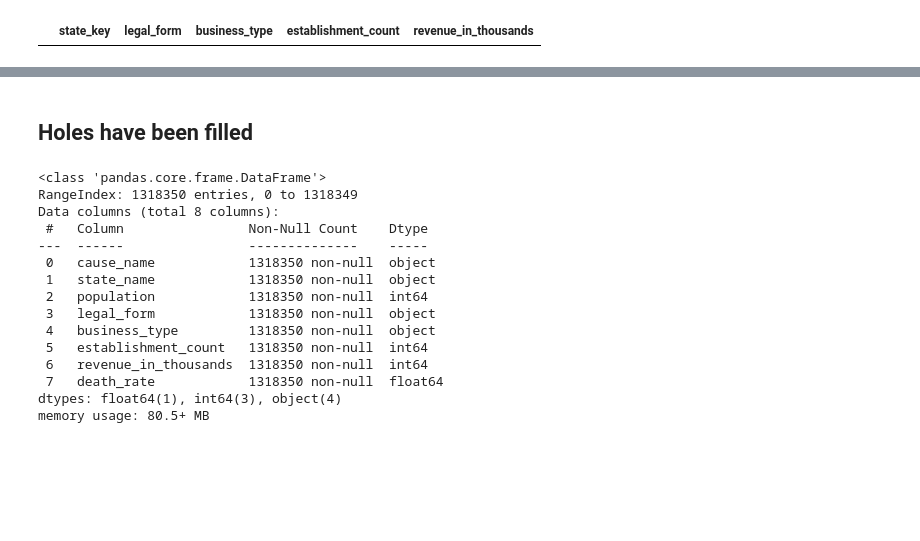
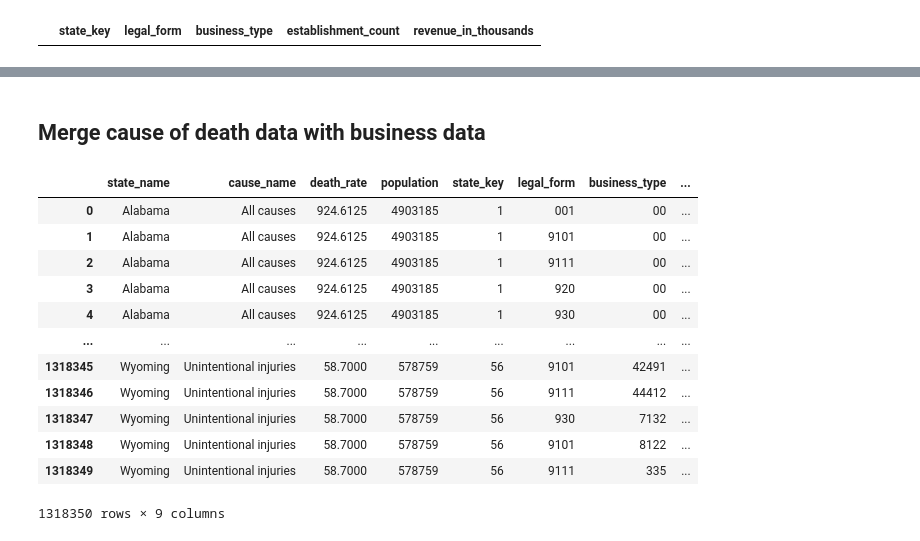
Before and after one commit to jsf80238/data_science, a Jupyter notebook: notebooks/death_rate.ipynb, the cells around one changed output, grey strips where cells are left out. Drawn from its saved outputs; the diff is of its cells as text; code cells hidden in the pictures; blank space fills up the shorter version.

```diff
--- a/notebooks/death_rate.ipynb
+++ b/notebooks/death_rate.ipynb
@@ -358,9 +390,8 @@ If something is missing, add it with zero for the establishment_count and revenu
 # %%
-from itertools import product
 state_list = business_df[STATE_KEY].unique()
 legal_form_list = business_df[LEGAL_FORM].unique()
 business_type_list = business_df[BUSINESS_TYPE].unique()
-wanted_combinations_set = set(product(state_list, legal_form_list, business_type_list))
+wanted_combinations_set = set(itertools.product(state_list, legal_form_list, business_type_list))
 print(f"{len(wanted_combinations_set):,} possible combinations, for example:")
 for i, item in enumerate(wanted_combinations_set):
     print(item)
@@ -474,23 +507,19 @@ memory usage: 4.6+ MB
-# %% [markdown]
-## Holes have been filled
-# %%
-df = df.merge(business_df, on=STATE_KEY)
-df.drop(columns=[STATE_KEY], inplace=True)
-df = df.reindex([CAUSE, STATE_NAME, POPULATION, LEGAL_FORM, BUSINESS_TYPE, ESTABLISHMENT_COUNT, REVENUE_IN_THOUSANDS, DEATH_RATE], axis=1)
-df.info()
-# %% [output]
-<class 'pandas.core.frame.DataFrame'>
-RangeIndex: 1318350 entries, 0 to 1318349
-Data columns (total 8 columns):
- #   Column                Non-Null Count    Dtype
----  ------                --------------    -----
- 0   cause_name            1318350 non-null  object
- 1   state_name            1318350 non-null  object
- 2   population            1318350 non-null  int64
- 3   legal_form            1318350 non-null  object
- 4   business_type         1318350 non-null  object
- 5   establishment_count   1318350 non-null  int64
- 6   revenue_in_thousands  1318350 non-null  int64
- 7   death_rate            1318350 non-null  float64
-dtypes: float64(1), int64(3), object(4)
-memory usage: 80.5+ MB
+# %% [markdown]
+## Merge cause of death data with business data
+# %%
+df = df.merge(business_df, on=STATE_KEY, how="inner")
+df
+# %% [output]
+|  | state_name | cause_name | death_rate | population | state_key | legal_form | business_type | ... |
+| 0 | Alabama | All causes | 924.6125 | 4903185 | 1 | 001 | 00 | ... |
+| 1 | Alabama | All causes | 924.6125 | 4903185 | 1 | 9101 | 00 | ... |
+| 2 | Alabama | All causes | 924.6125 | 4903185 | 1 | 9111 | 00 | ... |
+| 3 | Alabama | All causes | 924.6125 | 4903185 | 1 | 920 | 00 | ... |
+| 4 | Alabama | All causes | 924.6125 | 4903185 | 1 | 930 | 00 | ... |
+| ... | ... | ... | ... | ... | ... | ... | ... | ... |
+| 1318345 | Wyoming | Unintentional injuries | 58.7000 | 578759 | 56 | 9101 | 42491 | ... |
+| 1318346 | Wyoming | Unintentional injuries | 58.7000 | 578759 | 56 | 9111 | 44412 | ... |
+| 1318347 | Wyoming | Unintentional injuries | 58.7000 | 578759 | 56 | 930 | 7132 | ... |
+| 1318348 | Wyoming | Unintentional injuries | 58.7000 | 578759 | 56 | 9101 | 8122 | ... |
+| 1318349 | Wyoming | Unintentional injuries | 58.7000 | 578759 | 56 | 9111 | 335 | ... |
+1318350 rows × 9 columns
```
Also changed, not shown: parts of 37 cells of this notebook.
